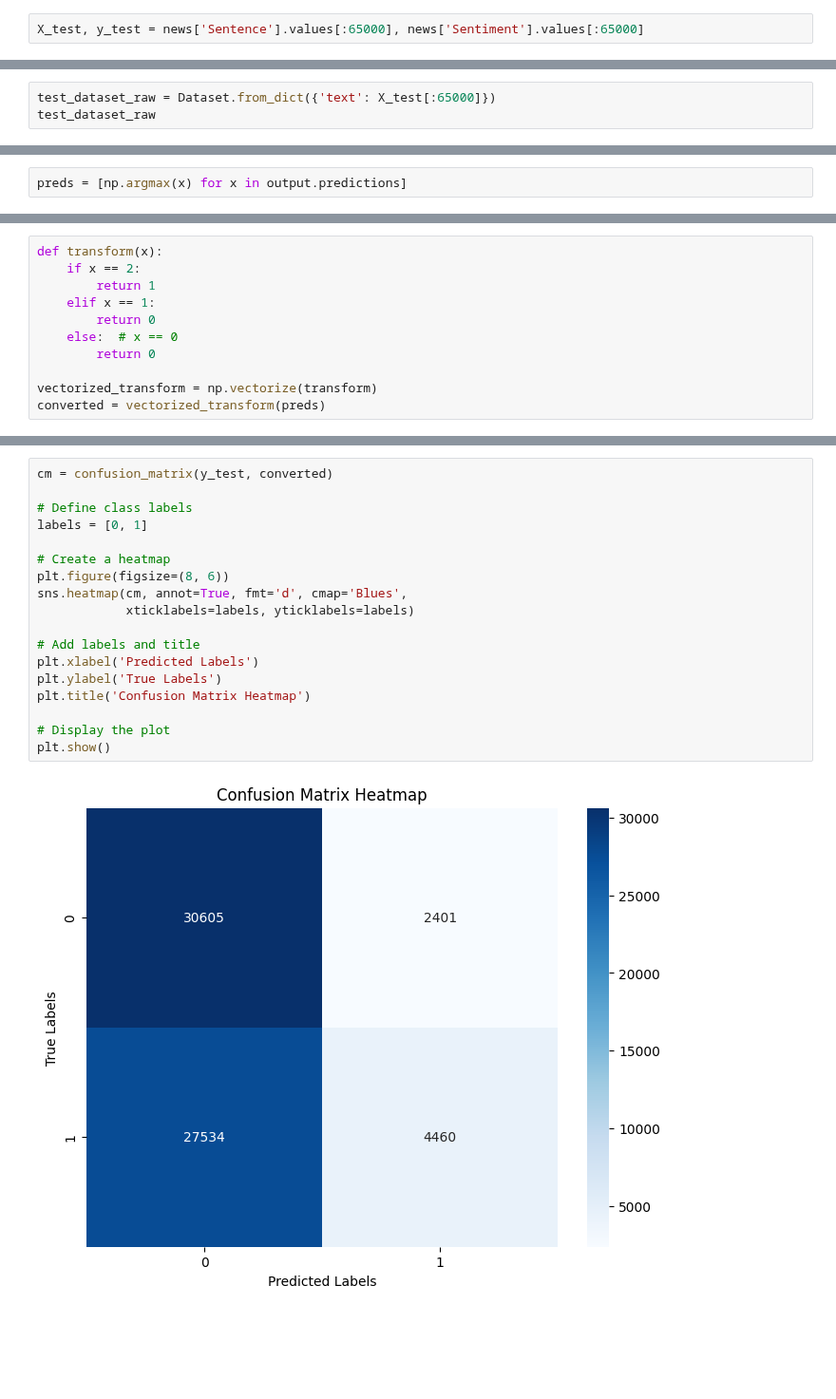
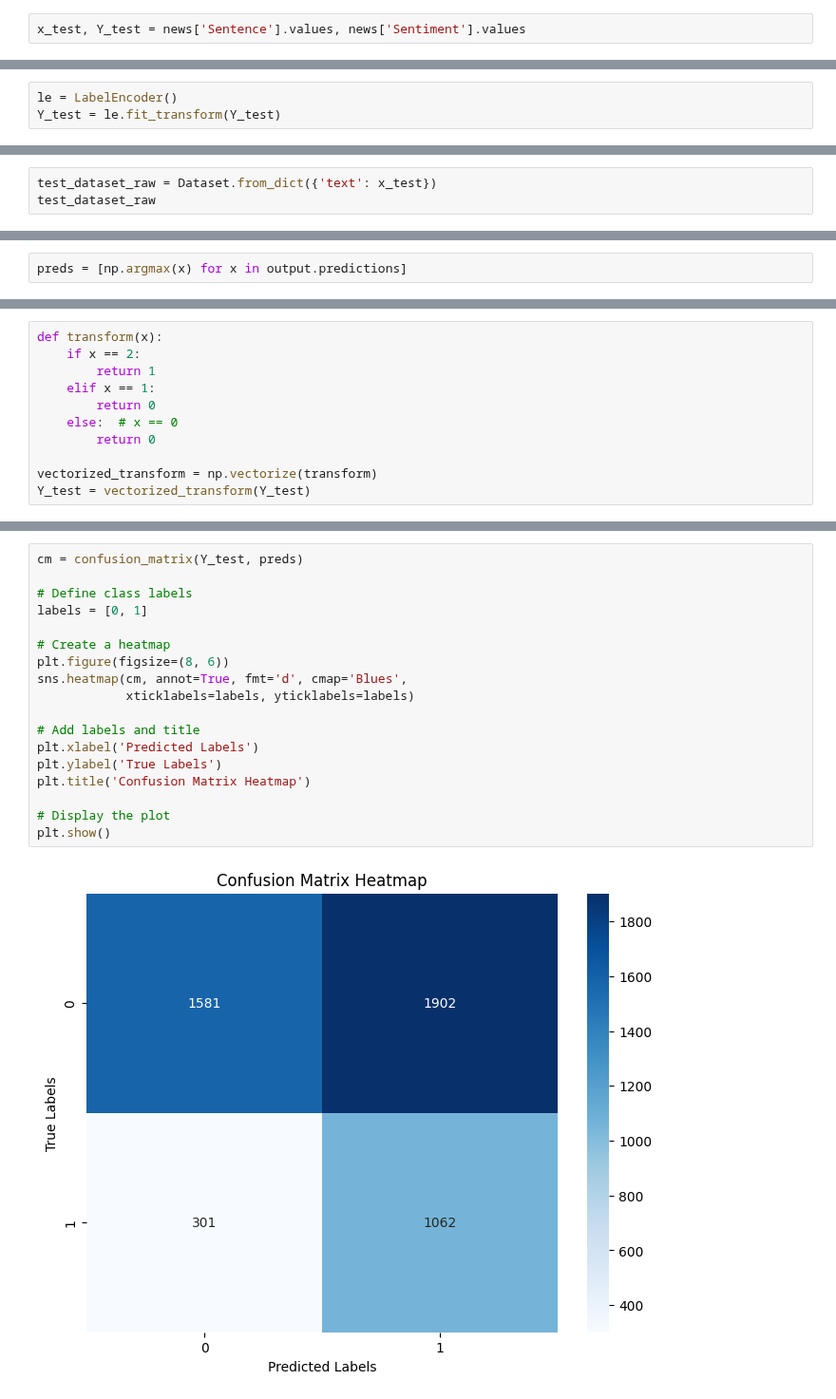
Before and after one commit to anasnofal/kaggle-notebooks-, a Jupyter notebook: finbert.ipynb, the cells around one changed output, grey strips where cells are left out. Shown at 95% size. Saved outputs shown, nothing was run; the diff lists cells and outputs as text; blank space fills up the shorter version.

```diff
--- a/finbert.ipynb
+++ b/finbert.ipynb
@@ -215,2 +264,2 @@ news = pd.read_csv('/kaggle/input/stock-news-sentiment-analysismassive-dataset/S
 # %%
-X_test, y_test = news['Sentence'].values[:65000], news['Sentiment'].values[:65000]
+x_test, Y_test = news['Sentence'].values, news['Sentiment'].values
@@ -220,0 +266,3 @@ len(X_test)
+# %%
+le = LabelEncoder()
+Y_test = le.fit_transform(Y_test)
@@ -221,5 +273,5 @@ len(X_test)
 # %%
-test_dataset_raw = Dataset.from_dict({'text': X_test[:65000]})
+test_dataset_raw = Dataset.from_dict({'text': x_test})
 test_dataset_raw
 # %% [output]
 Dataset({
@@ -246,4 +312,4 @@ def transform(x):
         return 0
 
 vectorized_transform = np.vectorize(transform)
-converted = vectorized_transform(preds)
+Y_test = vectorized_transform(Y_test)
@@ -254,20 +320,20 @@ array([0, 1, 1, ..., 0, 0, 0])
 # %%
-cm = confusion_matrix(y_test, converted)
+cm = confusion_matrix(Y_test, preds)
 
 # Define class labels
 labels = [0, 1]
 
 # Create a heatmap
 plt.figure(figsize=(8, 6))
 sns.heatmap(cm, annot=True, fmt='d', cmap='Blues',
             xticklabels=labels, yticklabels=labels)
 
 # Add labels and title
 plt.xlabel('Predicted Labels')
 plt.ylabel('True Labels')
 plt.title('Confusion Matrix Heatmap')
 
 # Display the plot
 plt.show()
 # %% [output]
-[figure, old version]
+[figure, new version]
```
Also changed, not shown: parts of 33 cells of this notebook.
